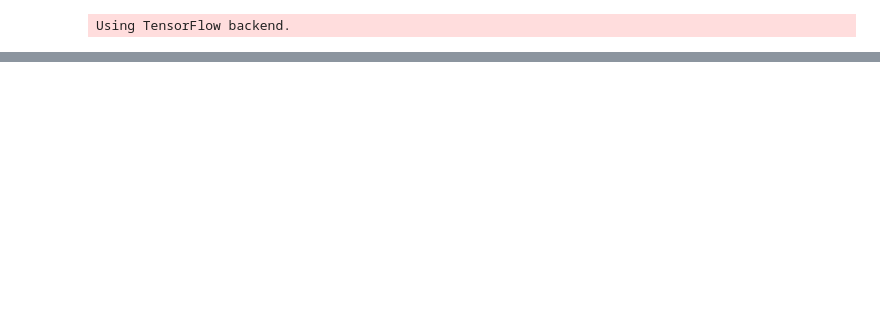
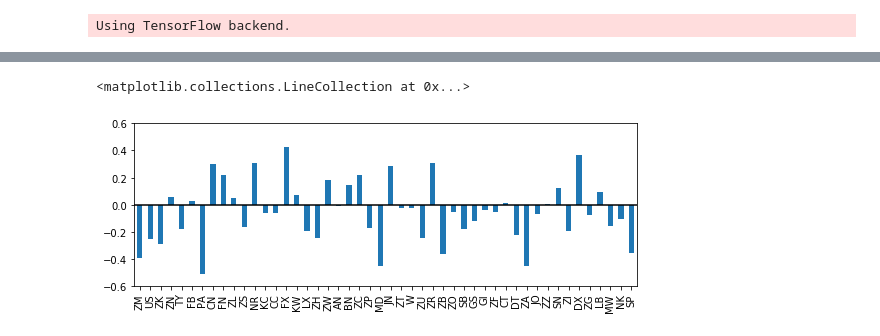
Before and after one commit to maxlamberti/time-series-momentum, a Jupyter notebook: notebooks/Backtest_Baseline.ipynb, the cells around one changed output, grey strips where cells are left out. Drawn from its saved outputs; the diff is of its cells as text; code cells hidden in the pictures; blank space fills up the shorter version.

```diff
--- a/notebooks/Backtest_Baseline.ipynb
+++ b/notebooks/Backtest_Baseline.ipynb
@@ -30,6 +30,20 @@ clc = load_clc_db_records(RAD_DATA_PATH, FED_DATA_PATH)
 clc = construct_features_batch(clc)
 for asset, df in clc.items():
     df.set_index('Date', inplace=True)
+# %%
+assets_to_use = ['AN', 'BN', 'CC', 'CN', 'CT', 'DT', 'DX', 'EC', 'FB', 'FF', 'FN',
+       'FX', 'GI', 'GS', 'JN', 'JO', 'KC', 'KW', 'LB', 'LX', 'MD', 'MW',
+       'NK', 'NR', 'PA', 'SB', 'SN', 'SP', 'SS', 'TU', 'TY', 'US', 'W',
+       'ZA', 'ZB', 'ZC', 'ZF', 'ZG', 'ZH', 'ZI', 'ZK', 'ZL', 'ZM', 'ZN',
+       'ZO', 'ZP', 'ZR', 'ZS', 'ZT', 'ZU', 'ZW', 'ZZ']
+exclude_assets = ['FF', 'EC', 'TU', 'SS']
+assets_to_use = list(set(assets_to_use) - set(exclude_assets))
+
+temp_clc = {}
+for asset, df in clc.items():
+    if asset in assets_to_use:
+        temp_clc[asset] = df
+clc = temp_clc
 # %%
 df = clc['SC']
 # %%
@@ -69,2 +83,12 @@ Max_Drawdown                    -0.450400
 Max_Drawdown_Duration (Years)    3.507937
 dtype: float64
+# %%
+long_backtest_results = {}
+for asset, df in clc.items():
+    df = df['1990-1-1':'2020-1-1']
+    long_backtest_results[asset] = calc_single_asset_backtest(df.Returns_Daily, df.Excess_Returns_Daily, pd.Series(1, index=df.index))
+# %%
+short_backtest_results = {}
+for asset, df in clc.items():
+    df = df['1990-1-1':'2020-1-1']
+    short_backtest_results[asset] = calc_single_asset_backtest(df.Returns_Daily, df.Excess_Returns_Daily, pd.Series(-1, index=df.index))
@@ -70,0 +123,4 @@ dtype: float64
+# %%
+long_df = pd.DataFrame(long_backtest_results)
+short_df = pd.DataFrame(short_backtest_results)
+long_df
@@ -70,0 +138,8 @@ dtype: float64
+# %%
+plt.figure(figsize=(9, 3))
+short_df.loc['Sharpe'].plot('bar')
+plt.ylim(-0.6, 0.6)
+plt.hlines(0, -10, 90)
+# %% [output]
+<matplotlib.collections.LineCollection at 0x...>
+[figure, added]
```
Also changed, not shown: parts of 12 cells of this notebook, 4 other files.
